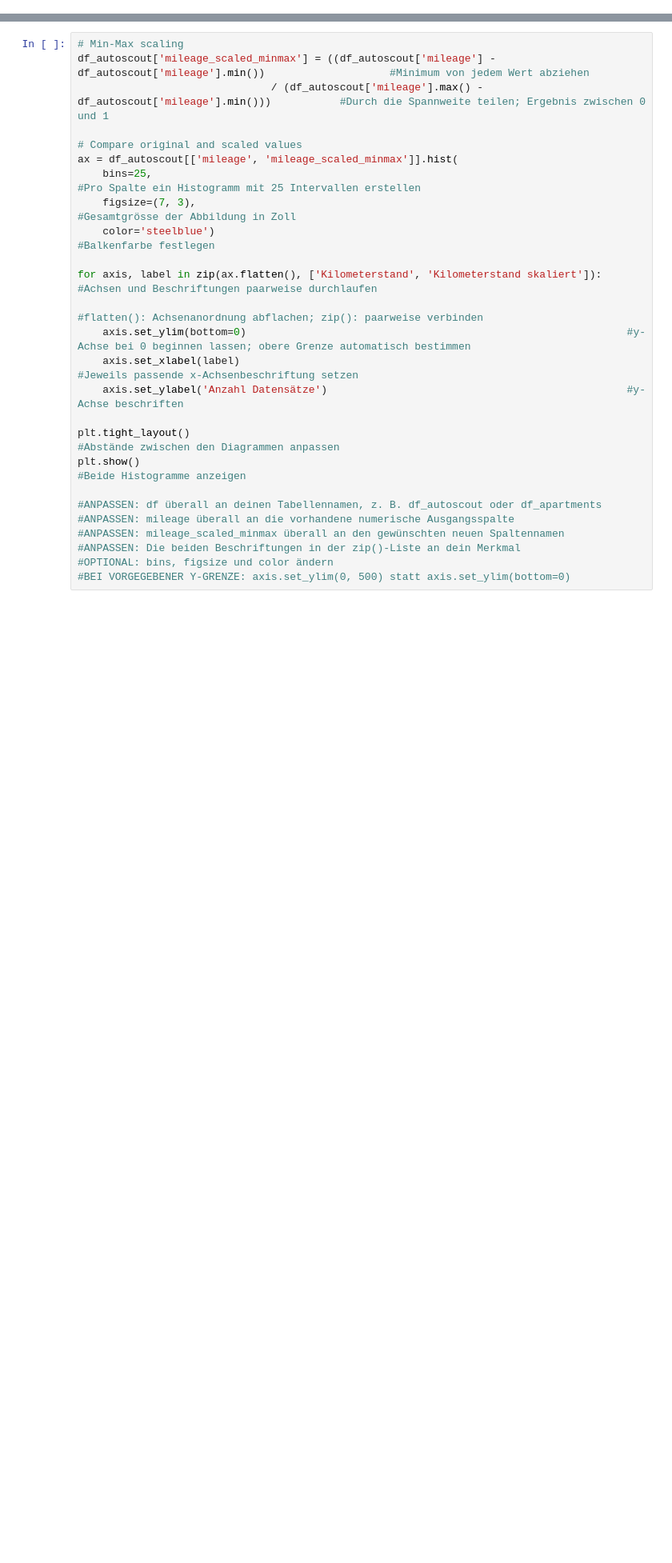
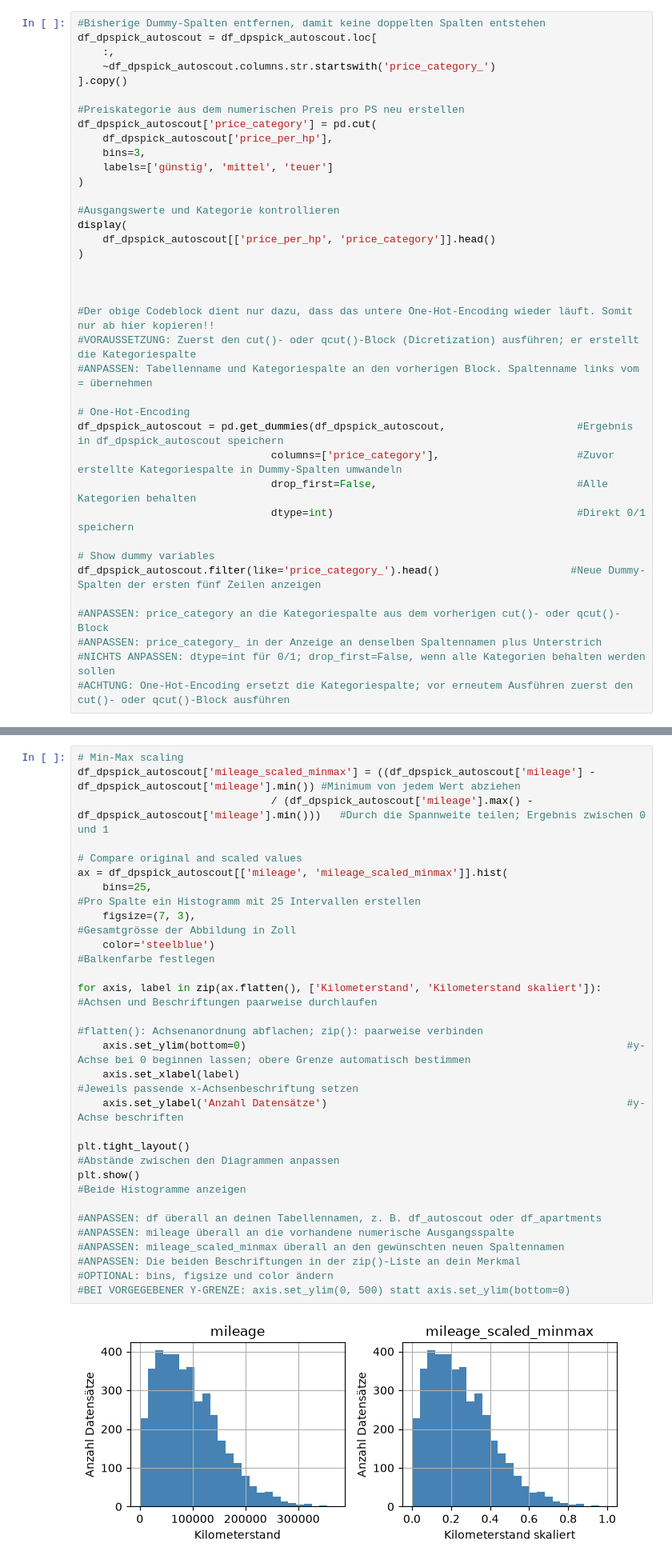
Before and after one commit to pyrat12/DS_HS2026_LNW, a Jupyter notebook: DS_HS2026_LNW_I_Examples/AP02/AP02 V4 Data Preparation/AP02 V4 DP Spick 2.ipynb, the cells around one changed output, grey strips where cells are left out. Shown at 80% size. Cells and saved outputs as stored; diff of their text form; blank space fills up the shorter version.

Commit message:
Spick: One-Hot Encoding und Skalierung ergänzt

```diff
--- a/DS_HS2026_LNW_I_Examples/AP02/AP02 V4 Data Preparation/AP02 V4 DP Spick 2.ipynb
+++ b/DS_HS2026_LNW_I_Examples/AP02/AP02 V4 Data Preparation/AP02 V4 DP Spick 2.ipynb
@@ -358,0 +407,38 @@ df_autoscout.filter(like='price_category_').head() #Neue Dummy-Spalten der erste
+# %%
+#Bisherige Dummy-Spalten entfernen, damit keine doppelten Spalten entstehen
+df_dpspick_autoscout = df_dpspick_autoscout.loc[
+    :,
+    ~df_dpspick_autoscout.columns.str.startswith('price_category_')
+].copy()
+
+#Preiskategorie aus dem numerischen Preis pro PS neu erstellen
+df_dpspick_autoscout['price_category'] = pd.cut(
+    df_dpspick_autoscout['price_per_hp'],
+    bins=3,
+    labels=['günstig', 'mittel', 'teuer']
+)
+
+#Ausgangswerte und Kategorie kontrollieren
+display(
+    df_dpspick_autoscout[['price_per_hp', 'price_category']].head()
+)
+
+
+
+#Der obige Codeblock dient nur dazu, dass das untere One-Hot-Encoding wieder läuft. Somit nur ab hier kopieren!!
+#VORAUSSETZUNG: Zuerst den cut()- oder qcut()-Block (Dicretization) ausführen; er erstellt die Kategoriespalte
+#ANPASSEN: Tabellenname und Kategoriespalte an den vorherigen Block. Spaltenname links vom = übernehmen
+
+# One-Hot-Encoding
+df_dpspick_autoscout = pd.get_dummies(df_dpspick_autoscout,                     #Ergebnis in df_dpspick_autoscout speichern
+                               columns=['price_category'],                      #Zuvor erstellte Kategoriespalte in Dummy-Spalten umwandeln
+                               drop_first=False,                                #Alle Kategorien behalten
+                               dtype=int)                                       #Direkt 0/1 speichern
+
+# Show dummy variables
+df_dpspick_autoscout.filter(like='price_category_').head()                     #Neue Dummy-Spalten der ersten fünf Zeilen anzeigen
+
+#ANPASSEN: price_category an die Kategoriespalte aus dem vorherigen cut()- oder qcut()-Block
+#ANPASSEN: price_category_ in der Anzeige an denselben Spaltennamen plus Unterstrich
+#NICHTS ANPASSEN: dtype=int für 0/1; drop_first=False, wenn alle Kategorien behalten werden sollen
+#ACHTUNG: One-Hot-Encoding ersetzt die Kategoriespalte; vor erneutem Ausführen zuerst den cut()- oder qcut()-Block ausführen
@@ -384,28 +665,30 @@ Bei **By hand** wird die Skalierung mithilfe einer mathematischen Formel selbst
 # %%
 # Min-Max scaling
-df_autoscout['mileage_scaled_minmax'] = ((df_autoscout['mileage'] - df_autoscout['mileage'].min())                    #Minimum von jedem Wert abziehen
-                               / (df_autoscout['mileage'].max() - df_autoscout['mileage'].min()))           #Durch die Spannweite teilen; Ergebnis zwischen 0 und 1
+df_dpspick_autoscout['mileage_scaled_minmax'] = ((df_dpspick_autoscout['mileage'] - df_dpspick_autoscout['mileage'].min()) #Minimum von jedem Wert abziehen
+                               / (df_dpspick_autoscout['mileage'].max() - df_dpspick_autoscout['mileage'].min()))   #Durch die Spannweite teilen; Ergebnis zwischen 0 und 1
 
 # Compare original and scaled values
-ax = df_autoscout[['mileage', 'mileage_scaled_minmax']].hist(
+ax = df_dpspick_autoscout[['mileage', 'mileage_scaled_minmax']].hist(
     bins=25,                                                                            #Pro Spalte ein Histogramm mit 25 Intervallen erstellen
     figsize=(7, 3),                                                                     #Gesamtgrösse der Abbildung in Zoll
     color='steelblue')                                                                  #Balkenfarbe festlegen
 
 for axis, label in zip(ax.flatten(), ['Kilometerstand', 'Kilometerstand skaliert']):    #Achsen und Beschriftungen paarweise durchlaufen
                                                                                         #flatten(): Achsenanordnung abflachen; zip(): paarweise verbinden
     axis.set_ylim(bottom=0)                                                             #y-Achse bei 0 beginnen lassen; obere Grenze automatisch bestimmen
     axis.set_xlabel(label)                                                              #Jeweils passende x-Achsenbeschriftung setzen
     axis.set_ylabel('Anzahl Datensätze')                                                #y-Achse beschriften
 
 plt.tight_layout()                                                                      #Abstände zwischen den Diagrammen anpassen
 plt.show()                                                                              #Beide Histogramme anzeigen
 
 #ANPASSEN: df überall an deinen Tabellennamen, z. B. df_autoscout oder df_apartments
 #ANPASSEN: mileage überall an die vorhandene numerische Ausgangsspalte
 #ANPASSEN: mileage_scaled_minmax überall an den gewünschten neuen Spaltennamen
 #ANPASSEN: Die beiden Beschriftungen in der zip()-Liste an dein Merkmal
 #OPTIONAL: bins, figsize und color ändern
 #BEI VORGEGEBENER Y-GRENZE: axis.set_ylim(0, 500) statt axis.set_ylim(bottom=0)
+# %% [output]
+[figure, added]
 # %% [markdown]
 #### Min-Max Scaling (scikit-learn)
```
Also changed, not shown: parts of 26 cells of this notebook, 1 other file.
